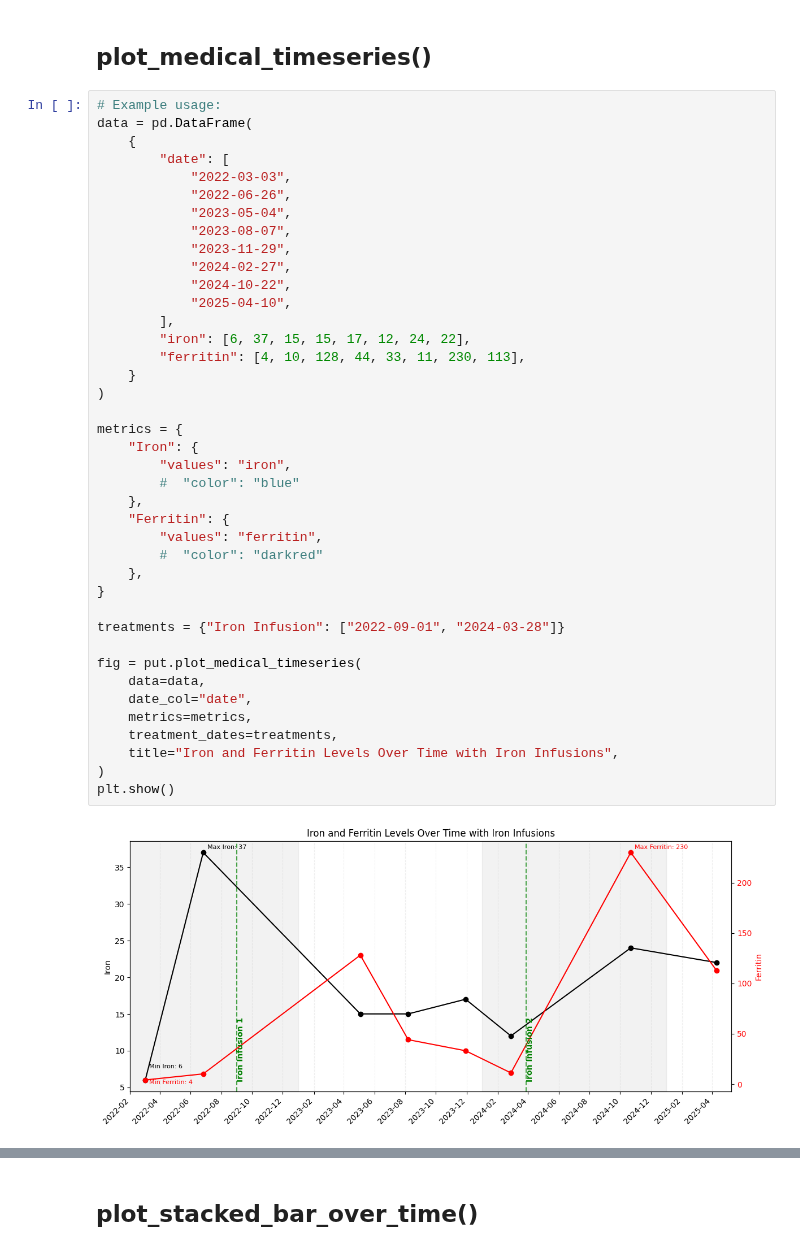
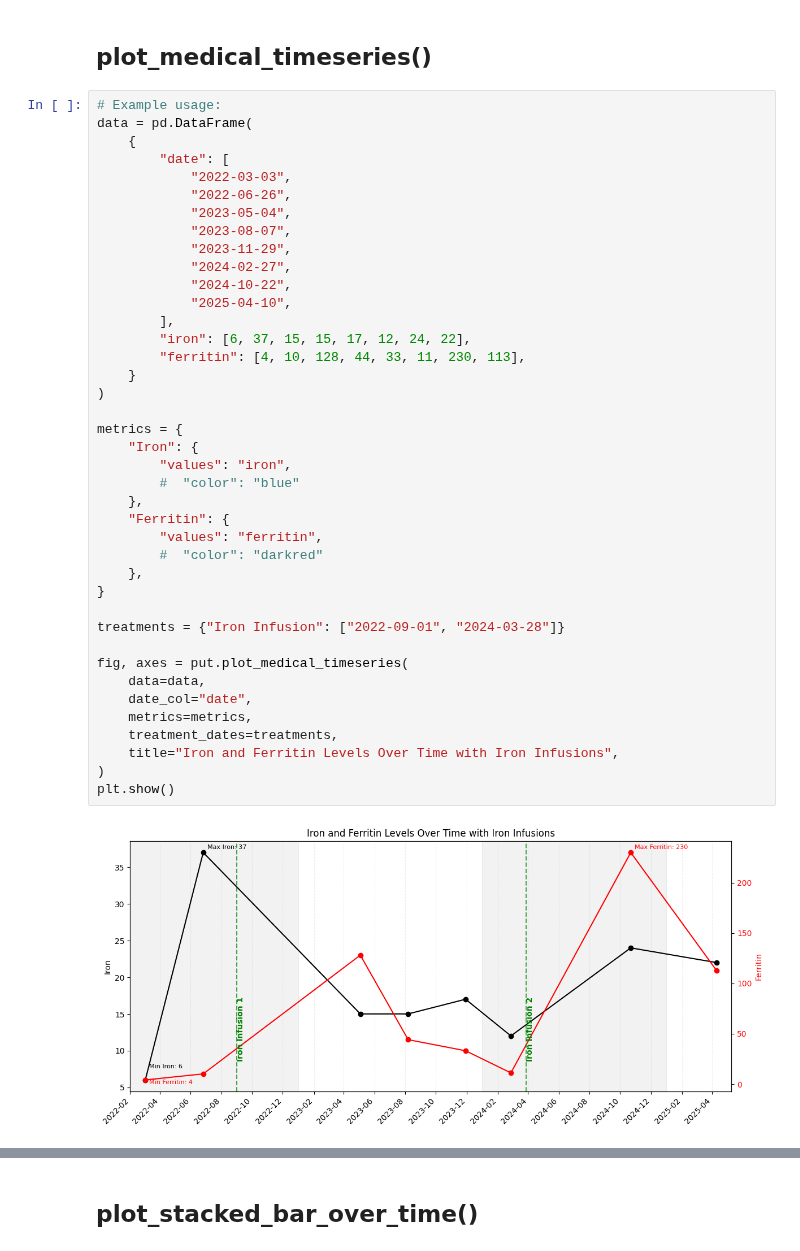
Before and after one commit to MenaWANG/mlarena, a Jupyter notebook: examples/3.utils_plot.ipynb, the cells around one changed output, grey strips where cells are left out. Saved outputs shown, nothing was run; the diff lists cells and outputs as text.

```diff
--- a/examples/3.utils_plot.ipynb
+++ b/examples/3.utils_plot.ipynb
@@ -77,32 +77,32 @@ data = pd.DataFrame(
             "2024-02-27",
             "2024-10-22",
             "2025-04-10",
         ],
         "iron": [6, 37, 15, 15, 17, 12, 24, 22],
         "ferritin": [4, 10, 128, 44, 33, 11, 230, 113],
     }
 )
 
 metrics = {
     "Iron": {
         "values": "iron",
         #  "color": "blue"
     },
     "Ferritin": {
         "values": "ferritin",
         #  "color": "darkred"
     },
 }
 
 treatments = {"Iron Infusion": ["2022-09-01", "2024-03-28"]}
 
-fig = put.plot_medical_timeseries(
+fig, axes = put.plot_medical_timeseries(
     data=data,
     date_col="date",
     metrics=metrics,
     treatment_dates=treatments,
     title="Iron and Ferritin Levels Over Time with Iron Infusions",
 )
 plt.show()
 # %% [output]
-[figure, old version]
+[figure, new version]
```
Also changed, not shown: parts of 4 cells of this notebook, 1 other file.
